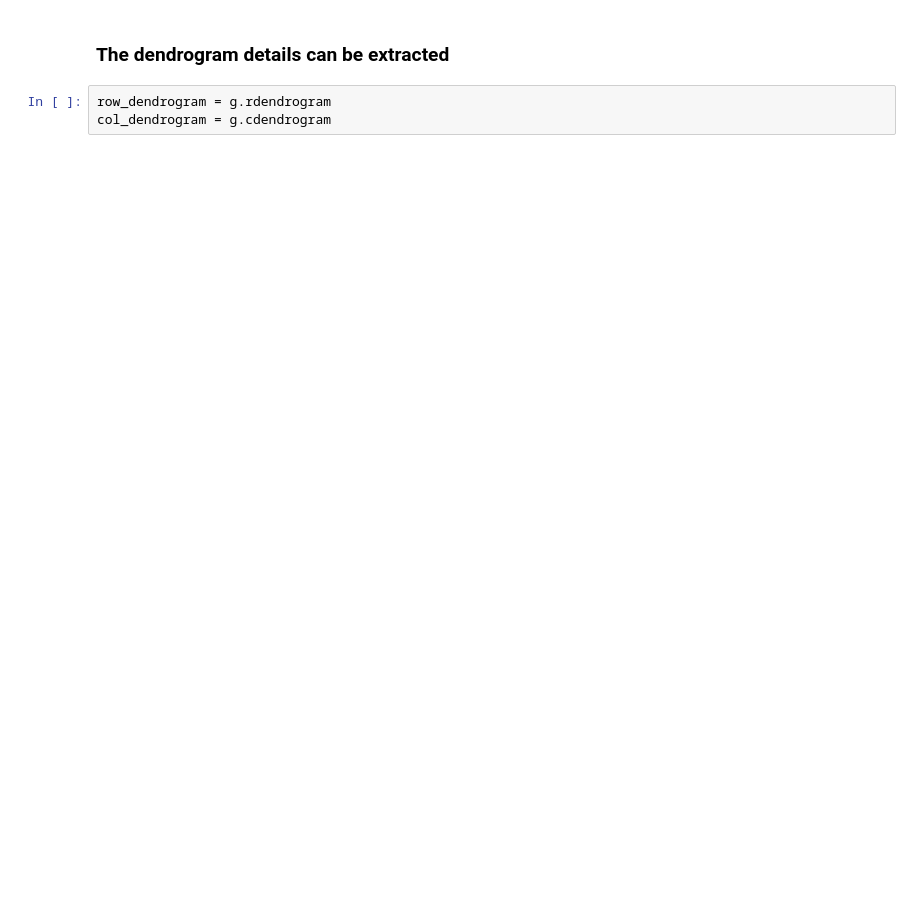
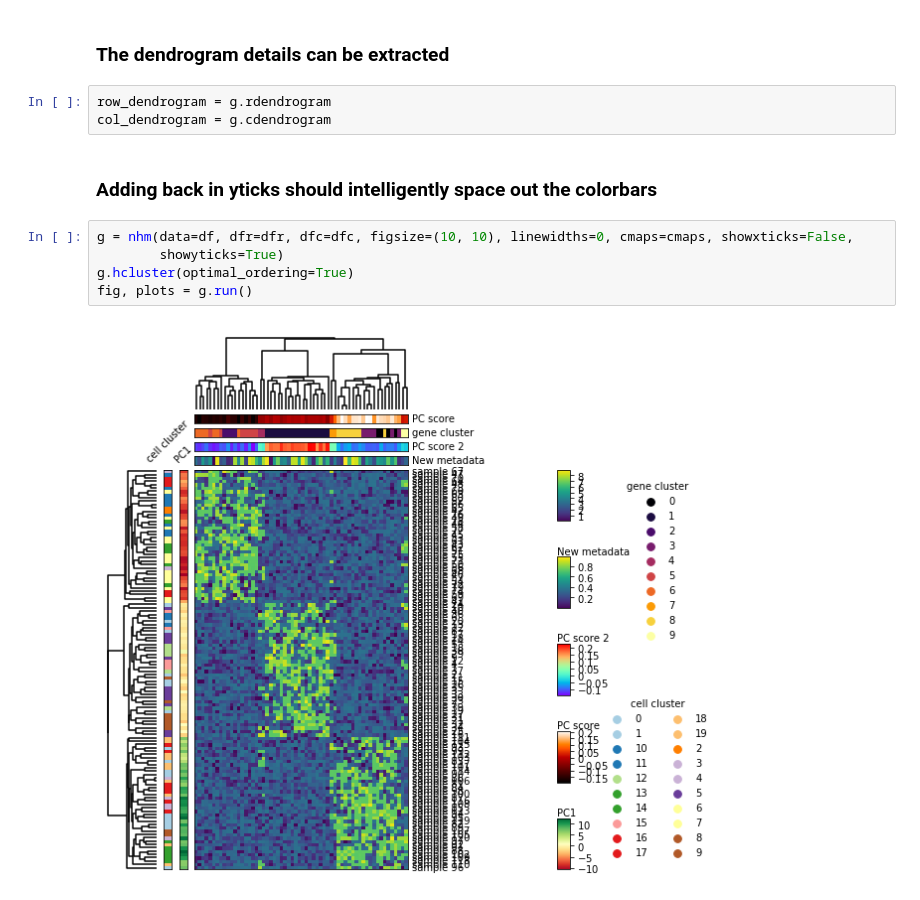
Before and after one commit to xuesoso/nheatmap, a Jupyter notebook: tutorial.ipynb, the cells around one changed output. Drawn from its saved outputs; the diff is of its cells as text; blank space fills up the shorter version.

```diff
--- a/tutorial.ipynb
+++ b/tutorial.ipynb
@@ -126,3 +131,12 @@ fig.savefig('./examples/example1.png', bbox_inches='tight')
 # %%
 row_dendrogram = g.rdendrogram
 col_dendrogram = g.cdendrogram
+# %% [markdown]
+### Adding back in yticks should intelligently space out the colorbars
+# %%
+g = nhm(data=df, dfr=dfr, dfc=dfc, figsize=(10, 10), linewidths=0, cmaps=cmaps, showxticks=False,
+        showyticks=True)
+g.hcluster(optimal_ordering=True)
+fig, plots = g.run()
+# %% [output]
+[figure, added]
```
Also changed, not shown: parts of 14 cells of this notebook, 3 other files.
